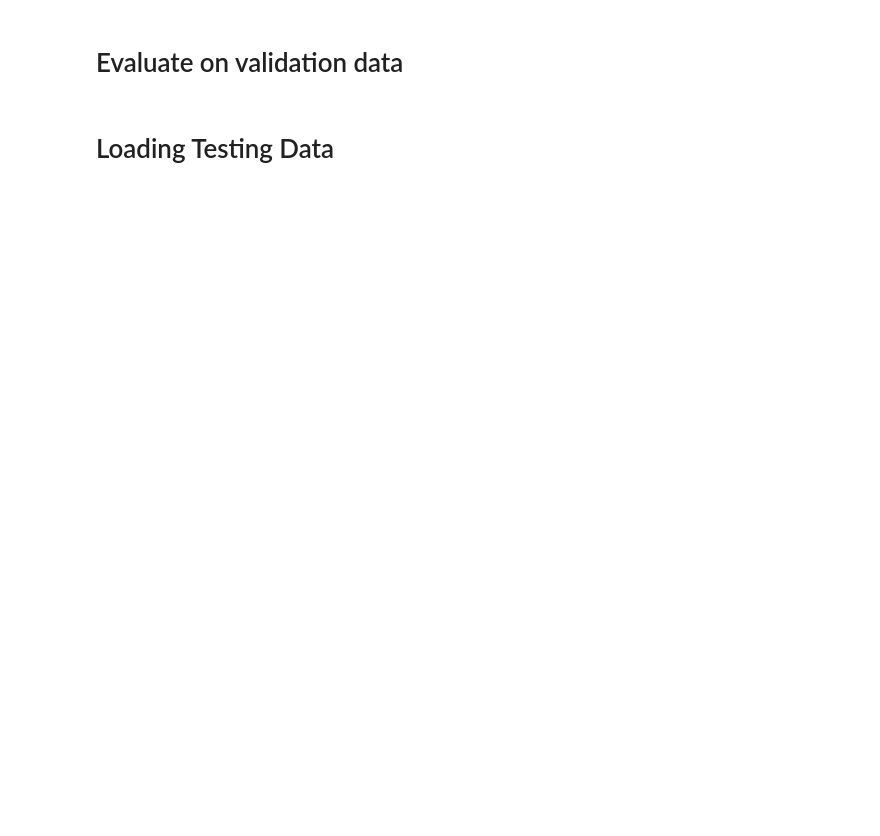
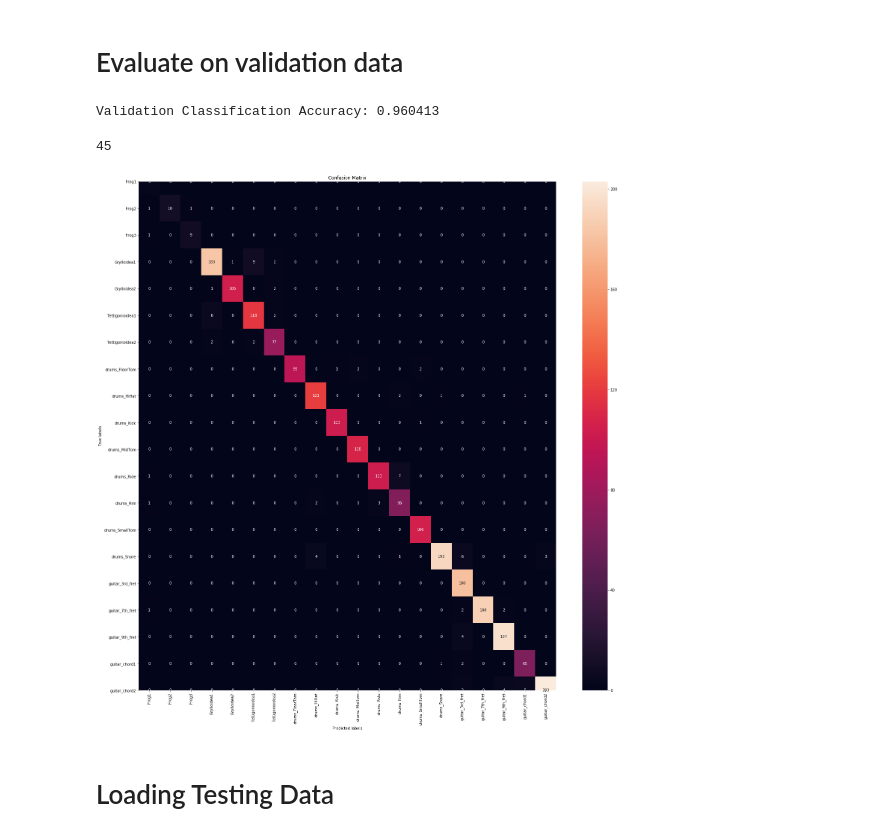
Before and after one commit to qa276390/DSP_FINAL, a Jupyter notebook: Main.ipynb, the cells around one changed output. Saved outputs shown, nothing was run; the diff lists cells and outputs as text; code cells hidden in the pictures; blank space fills up the shorter version.

```diff
--- a/Main.ipynb
+++ b/Main.ipynb
@@ -53,7 +55,7 @@ def pad(raw):
 #cut = lambda x: x[-11025:]
 #cut_front = lambda x: x[:11025]
 norm =  lambda x: (x.astype(np.float32) / (np.max(x)+1e-6))*0.5
-spct = lambda x: scipy.signal.spectrogram(x ,fs= 10e3,mode='magnitude')[2] #overlap
+spct = lambda x: scipy.signal.spectrogram(x ,fs= 10e3,mode='phase')[2] #overlap
 tri = lambda x: [x, x, x]
 totensor = lambda x: torch.Tensor(x)
 
@@ -217,7 +219,7 @@ plt.show()
 def load_model(model,filename):
     model.load_state_dict(torch.load(filename))
     return model
-net = Net(num_classes=len(traindata.classes)) # initialize your network
+#net = Net(num_classes=len(traindata.classes)) # initialize your network
 net = model
 net = load_model(net, MODEL_PATH)
 # Whether to use GPU or not?
@@ -233,6 +254,8 @@ net.to(device)
 # %%
 net.eval()
 correct = 0
+vresult = []
+vtarget = []
 with torch.no_grad():
     for batch_idx, (data, target) in enumerate(valloader):
         #print(type(data))
@@ -240,10 +263,24 @@ with torch.no_grad():
         target = target.to(device)
         output = net(data)
         pred = output.data.max(1, keepdim=True)[1]
+
+        vresult = vresult + list(pred.cpu().numpy().ravel())
+        vtarget = vtarget + list(target.cpu().numpy().ravel())
+
         correct += pred.eq(target.data.view_as(pred)).sum()
     acc = correct.item() / len(valloader.dataset)
 print("Validation Classification Accuracy: %f"%(acc))
 log.write('Validation Classification Accuracy: %f"%(acc)')
+# %% [output]
+Validation Classification Accuracy: 0.960413
+45
+# %%
+import sklearn
+cm = sklearn.metrics.confusion_matrix(vresult, vtarget)
+# %%
+plot_cm(cm, FIG_PATH, traindata.classes)
+# %% [output]
+[figure, added]
 # %% [markdown]
 # Loading Testing Data
 # %%
```
Also changed, not shown: parts of 13 cells of this notebook, 9 other files.
